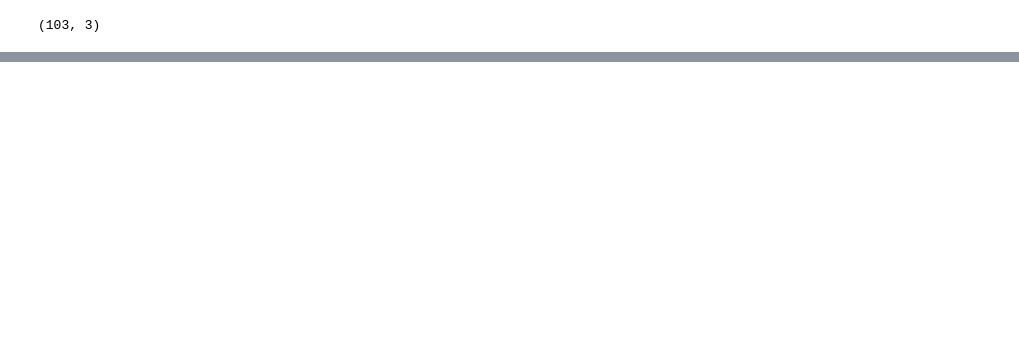
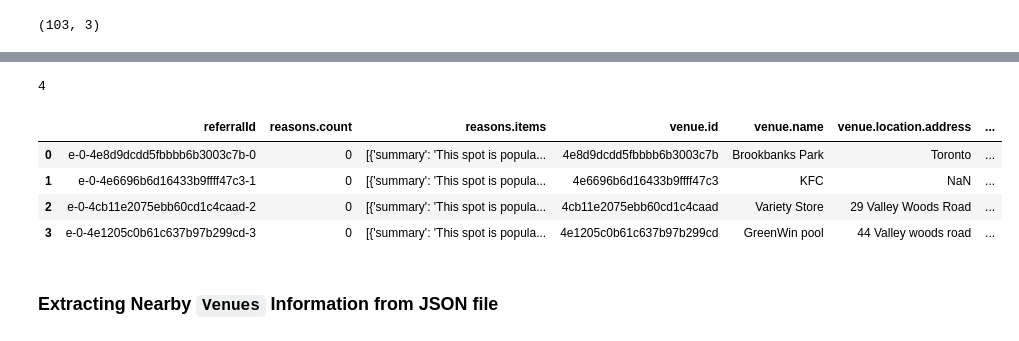
Before and after one commit to abdurrahmanshidiq/IBM-Capstone-Project, a Jupyter notebook: Segmenting_and_Clustering_Neighborhoods_in_Toronto.ipynb, the cells around one changed output, grey strips where cells are left out. Cells and saved outputs as stored; diff of their text form; code cells hidden in the pictures; blank space fills up the shorter version.

```diff
--- a/Segmenting_and_Clustering_Neighborhoods_in_Toronto.ipynb
+++ b/Segmenting_and_Clustering_Neighborhoods_in_Toronto.ipynb
@@ -157,0 +323,9 @@ df_merged[df_merged['PostalCode']=='M5V']
+# %%
+CLIENT_ID = '3UT2CP1TASOWFFEBJL3DGSHWTXORPEA5H1UQLX02M3HGHDS1' # your Foursquare ID
+CLIENT_SECRET = 'P4N2G2HR4TKTXLDEEVUT1EWROXQ3ZSRHO1TFGGZ2JAWKEDIS' # your Foursquare Secret
+VERSION = '20180605' # Foursquare API version
+LIMIT = 100 # A default Foursquare API limit value
+
+print('Your credentails:')
+print('CLIENT_ID: ' + CLIENT_ID)
+print('CLIENT_SECRET:' + CLIENT_SECRET)
@@ -157,0 +351,8 @@ df_merged[df_merged['PostalCode']=='M5V']
+# %%
+# Parkwoods
+
+neigh_name = df_NY.loc[0,'Neighborhood']
+neigh_lat = df_NY.loc[0,'Latitude']
+neigh_lon = df_NY.loc[0,'Longitude']
+
+print('Coordinate for "{}" neighborhood is = Lat : {}, Lng : {}'.format(neigh_name, neigh_lat, neigh_lon))
@@ -157,0 +365,9 @@ df_merged[df_merged['PostalCode']=='M5V']
+# %%
+# Get the top 100 venues that are in Parkwoods within a radius of 500 meters.
+LIMIT = 100
+radius = 500
+
+url = 'https://api.foursquare.com/v2/venues/explore?client_id={}&client_secret={}&v={}&ll={},{}&radius={}&limit={}'.format(CLIENT_ID, CLIENT_SECRET,
+                                                                                                                           VERSION, neigh_lat, neigh_lon,
+                                                                                                                           radius, LIMIT)
+print(url)
@@ -157,0 +378,2 @@ df_merged[df_merged['PostalCode']=='M5V']
+# %%
+res = requests.get(url).json()
@@ -157,0 +420,14 @@ df_merged[df_merged['PostalCode']=='M5V']
+# %%
+len(res['response']['groups'][0]['items'])
+# %% [output]
+4
+# %%
+json_normalize(res['response']['groups'][0]['items']).head()
+# %% [output]
+|  | referralId | reasons.count | reasons.items | venue.id | venue.name | venue.location.address | ... |
+| 0 | e-0-4e8d9dcdd5fbbbb6b3003c7b-0 | 0 | [{'summary': 'This spot is popula... | 4e8d9dcdd5fbbbb6b3003c7b | Brookbanks Park | Toronto | ... |
+| 1 | e-0-4e6696b6d16433b9ffff47c3-1 | 0 | [{'summary': 'This spot is popula... | 4e6696b6d16433b9ffff47c3 | KFC | NaN | ... |
+| 2 | e-0-4cb11e2075ebb60cd1c4caad-2 | 0 | [{'summary': 'This spot is popula... | 4cb11e2075ebb60cd1c4caad | Variety Store | 29 Valley Woods Road | ... |
+| 3 | e-0-4e1205c0b61c637b97b299cd-3 | 0 | [{'summary': 'This spot is popula... | 4e1205c0b61c637b97b299cd | GreenWin pool | 44 Valley woods road | ... |
+# %% [markdown]
+### Extracting Nearby `Venues` Information from JSON file
```
Also changed, not shown: parts of 54 cells of this notebook.
